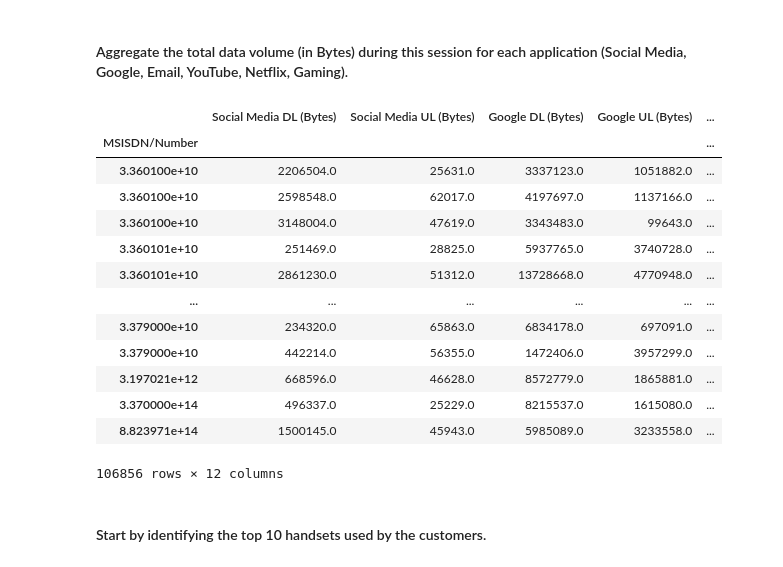
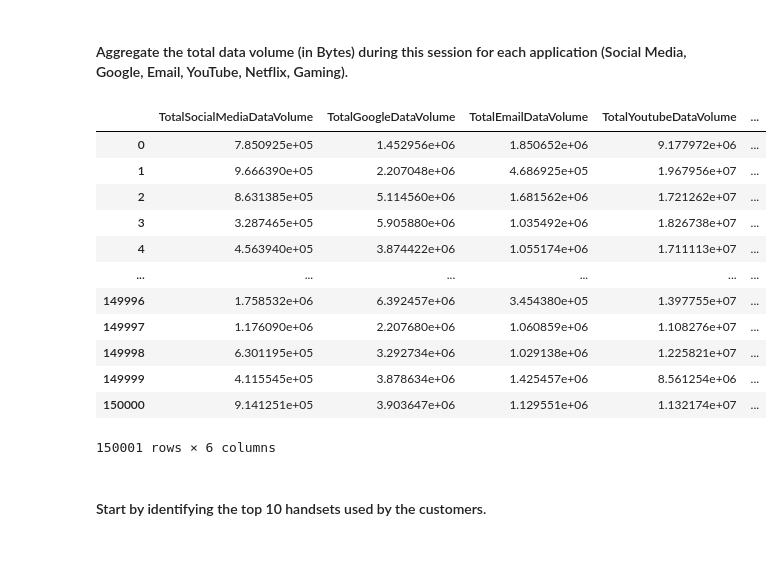
Before and after one commit to tijesunimiolashore/10academy_Telecommunication, a Jupyter notebook: Week2_Challenge_Telecommunication.ipynb, the cells around one changed output. Drawn from its saved outputs; the diff is of its cells as text; code cells hidden in the pictures.

```diff
--- a/Week2_Challenge_Telecommunication.ipynb
+++ b/Week2_Challenge_Telecommunication.ipynb
@@ -96,0 +101,3 @@ df.groupby('MSISDN/Number')['Total DL (Bytes)','Total UL (Bytes)'].sum()
+# %%
+df['TotalDLandULaverage'] = df[['Total DL (Bytes)','Total UL (Bytes)']].mean(axis=1)
+df['TotalDLandULaverage']
@@ -97,25 +117,30 @@ df.groupby('MSISDN/Number')['Total DL (Bytes)','Total UL (Bytes)'].sum()
 # %% [markdown]
 #### Aggregate the total data volume (in Bytes) during this session for each application (Social Media, Google, Email, YouTube, Netflix, Gaming).
 # %%
-import numpy as np
-df.groupby('MSISDN/Number')['Social Media DL (Bytes)','Social Media UL (Bytes)', 'Google DL (Bytes)', 'Google UL (Bytes)',
-                            'Email DL (Bytes)', 'Email UL (Bytes)', 'Youtube DL (Bytes)', 'Youtube UL (Bytes)',
-                            'Netflix DL (Bytes)','Netflix UL (Bytes)', 'Gaming DL (Bytes)', 'Gaming UL (Bytes)'].sum()
+df['TotalSocialMediaDataVolume'] = df[['Social Media DL (Bytes)','Social Media UL (Bytes)']].mean(axis=1)
+df['TotalGoogleDataVolume'] = df[['Google DL (Bytes)','Google UL (Bytes)']].mean(axis=1)
+df['TotalEmailDataVolume'] = df[['Email DL (Bytes)','Email UL (Bytes)']].mean(axis=1)
+df['TotalYoutubeDataVolume'] = df[['Youtube DL (Bytes)','Youtube UL (Bytes)']].mean(axis=1)
+df['TotalNetflixDataVolume'] = df[['Netflix DL (Bytes)','Netflix UL (Bytes)']].mean(axis=1)
+df['TotalGamingDataVolume'] = df[['Gaming DL (Bytes)','Gaming UL (Bytes)']].mean(axis=1)
+
+concatenate = pd.concat([df['TotalSocialMediaDataVolume'], df['TotalGoogleDataVolume'], df['TotalEmailDataVolume'],
+                        df['TotalYoutubeDataVolume'], df['TotalNetflixDataVolume'], df['TotalGamingDataVolume']], axis=1)
+concatenate
 # %% [output]
-|  | Social Media DL (Bytes) | Social Media UL (Bytes) | Google DL (Bytes) | Google UL (Bytes) | ... |
-| MSISDN/Number |  |  |  |  | ... |
-| 3.360100e+10 | 2206504.0 | 25631.0 | 3337123.0 | 1051882.0 | ... |
-| 3.360100e+10 | 2598548.0 | 62017.0 | 4197697.0 | 1137166.0 | ... |
-| 3.360100e+10 | 3148004.0 | 47619.0 | 3343483.0 | 99643.0 | ... |
-| 3.360101e+10 | 251469.0 | 28825.0 | 5937765.0 | 3740728.0 | ... |
-| 3.360101e+10 | 2861230.0 | 51312.0 | 13728668.0 | 4770948.0 | ... |
+|  | TotalSocialMediaDataVolume | TotalGoogleDataVolume | TotalEmailDataVolume | TotalYoutubeDataVolume | ... |
+| 0 | 7.850925e+05 | 1.452956e+06 | 1.850652e+06 | 9.177972e+06 | ... |
+| 1 | 9.666390e+05 | 2.207048e+06 | 4.686925e+05 | 1.967956e+07 | ... |
+| 2 | 8.631385e+05 | 5.114560e+06 | 1.681562e+06 | 1.721262e+07 | ... |
+| 3 | 3.287465e+05 | 5.905880e+06 | 1.035492e+06 | 1.826738e+07 | ... |
+| 4 | 4.563940e+05 | 3.874422e+06 | 1.055174e+06 | 1.711113e+07 | ... |
 | ... | ... | ... | ... | ... | ... |
-| 3.379000e+10 | 234320.0 | 65863.0 | 6834178.0 | 697091.0 | ... |
-| 3.379000e+10 | 442214.0 | 56355.0 | 1472406.0 | 3957299.0 | ... |
-| 3.197021e+12 | 668596.0 | 46628.0 | 8572779.0 | 1865881.0 | ... |
-| 3.370000e+14 | 496337.0 | 25229.0 | 8215537.0 | 1615080.0 | ... |
-| 8.823971e+14 | 1500145.0 | 45943.0 | 5985089.0 | 3233558.0 | ... |
+| 149996 | 1.758532e+06 | 6.392457e+06 | 3.454380e+05 | 1.397755e+07 | ... |
+| 149997 | 1.176090e+06 | 2.207680e+06 | 1.060859e+06 | 1.108276e+07 | ... |
+| 149998 | 6.301195e+05 | 3.292734e+06 | 1.029138e+06 | 1.225821e+07 | ... |
+| 149999 | 4.115545e+05 | 3.878634e+06 | 1.425457e+06 | 8.561254e+06 | ... |
+| 150000 | 9.141251e+05 | 3.903647e+06 | 1.129551e+06 | 1.132174e+07 | ... |
-106856 rows × 12 columns
+150001 rows × 6 columns
 # %% [markdown]
 #### Start by identifying the top 10 handsets used by the customers.
 # %%
```
Also changed, not shown: parts of 22 cells of this notebook.
